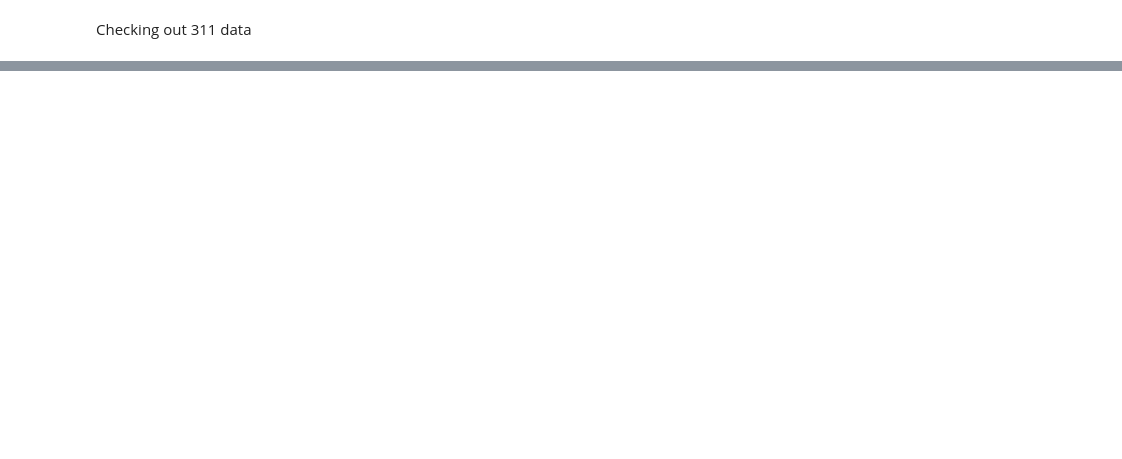
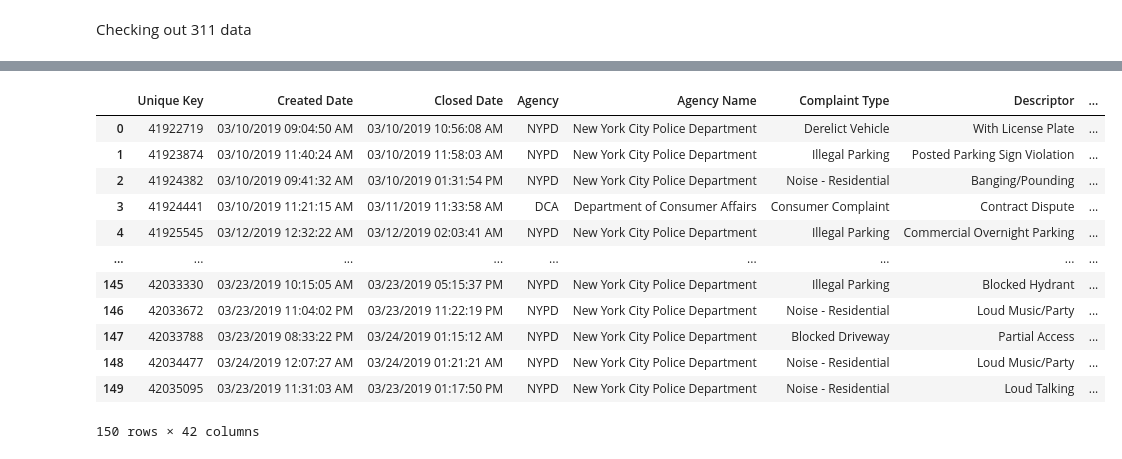
Before and after one commit to sequester21/Sb427c, a Jupyter notebook: Capstone 1/Data Inspection 311.ipynb, the cells around one changed output, grey strips where cells are left out. Cells and saved outputs as stored; diff of their text form; code cells hidden in the pictures; blank space fills up the shorter version.

```diff
--- a/Capstone 1/Data Inspection 311.ipynb
+++ b/Capstone 1/Data Inspection 311.ipynb
@@ -55,0 +73,4 @@ df['date convert'] = pd.to_datetime(df['Created Date'])
+# %%
+df['Created Date'] = pd.to_datetime(df['Created Date']) #change col from obj type to datetime type
+df['Closed Date'] = pd.to_datetime(df['Closed Date'])  #change col from obj type to datetime type
+df.info()
@@ -55,0 +95,16 @@ df['date convert'] = pd.to_datetime(df['Created Date'])
+# %%
+df.head(20)
+# %% [output]
+|  | Unique Key | Created Date | Closed Date | Agency | Agency Name | Complaint Type | Descriptor | ... |
+| 0 | 41922719 | 03/10/2019 09:04:50 AM | 03/10/2019 10:56:08 AM | NYPD | New York City Police Department | Derelict Vehicle | With License Plate | ... |
+| 1 | 41923874 | 03/10/2019 11:40:24 AM | 03/10/2019 11:58:03 AM | NYPD | New York City Police Department | Illegal Parking | Posted Parking Sign Violation | ... |
+| 2 | 41924382 | 03/10/2019 09:41:32 AM | 03/10/2019 01:31:54 PM | NYPD | New York City Police Department | Noise - Residential | Banging/Pounding | ... |
+| 3 | 41924441 | 03/10/2019 11:21:15 AM | 03/11/2019 11:33:58 AM | DCA | Department of Consumer Affairs | Consumer Complaint | Contract Dispute | ... |
+| 4 | 41925545 | 03/12/2019 12:32:22 AM | 03/12/2019 02:03:41 AM | NYPD | New York City Police Department | Illegal Parking | Commercial Overnight Parking | ... |
+| ... | ... | ... | ... | ... | ... | ... | ... | ... |
+| 145 | 42033330 | 03/23/2019 10:15:05 AM | 03/23/2019 05:15:37 PM | NYPD | New York City Police Department | Illegal Parking | Blocked Hydrant | ... |
+| 146 | 42033672 | 03/23/2019 11:04:02 PM | 03/23/2019 11:22:19 PM | NYPD | New York City Police Department | Noise - Residential | Loud Music/Party | ... |
+| 147 | 42033788 | 03/23/2019 08:33:22 PM | 03/24/2019 01:15:12 AM | NYPD | New York City Police Department | Blocked Driveway | Partial Access | ... |
+| 148 | 42034477 | 03/24/2019 12:07:27 AM | 03/24/2019 01:21:21 AM | NYPD | New York City Police Department | Noise - Residential | Loud Music/Party | ... |
+| 149 | 42035095 | 03/23/2019 11:31:03 AM | 03/23/2019 01:17:50 PM | NYPD | New York City Police Department | Noise - Residential | Loud Talking | ... |
+150 rows × 42 columns
```
Also changed, not shown: parts of 22 cells of this notebook.
